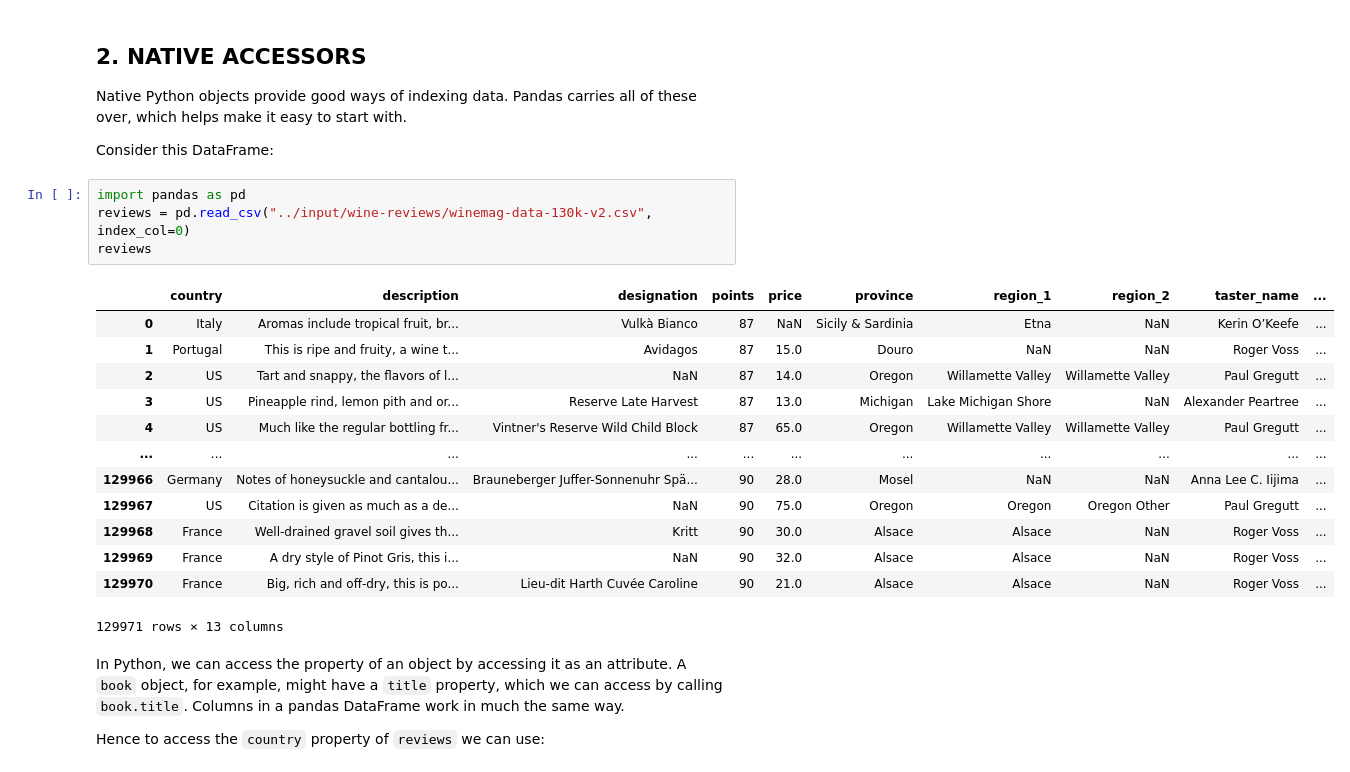
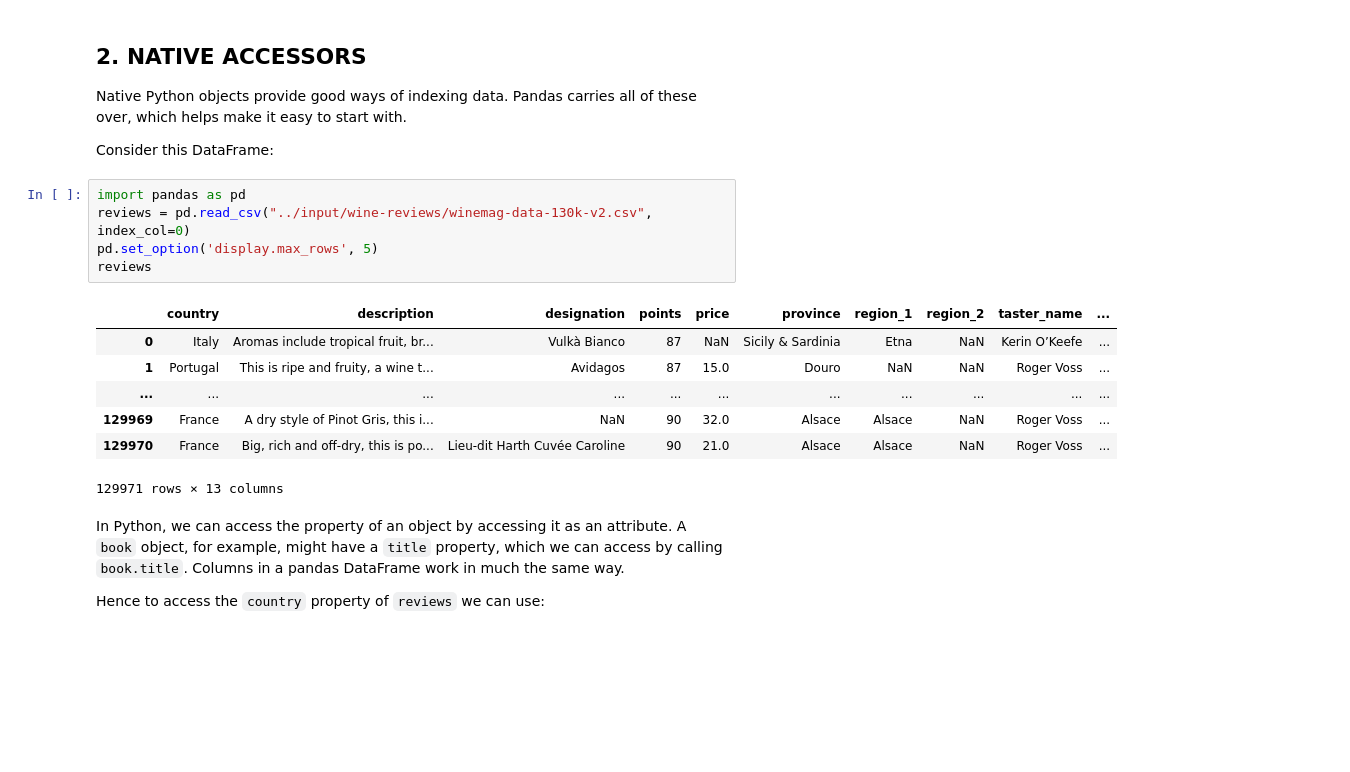
Before and after one commit to alexandrecpedro/data_analytics, a Jupyter notebook: Class06/codes/02-indexing_selecting_assigning/theory.ipynb, the cells around one changed output. Cells and saved outputs as stored; diff of their text form; blank space fills up the shorter version.

```diff
--- a/Class06/codes/02-indexing_selecting_assigning/theory.ipynb
+++ b/Class06/codes/02-indexing_selecting_assigning/theory.ipynb
@@ -15,18 +15,13 @@ Consider this DataFrame:
 # %%
 import pandas as pd
 reviews = pd.read_csv("../input/wine-reviews/winemag-data-130k-v2.csv", index_col=0)
+pd.set_option('display.max_rows', 5)
 reviews
 # %% [output]
 |  | country | description | designation | points | price | province | region_1 | region_2 | taster_name | ... |
 | 0 | Italy | Aromas include tropical fruit, br... | Vulkà Bianco | 87 | NaN | Sicily & Sardinia | Etna | NaN | Kerin O’Keefe | ... |
 | 1 | Portugal | This is ripe and fruity, a wine t... | Avidagos | 87 | 15.0 | Douro | NaN | NaN | Roger Voss | ... |
-| 2 | US | Tart and snappy, the flavors of l... | NaN | 87 | 14.0 | Oregon | Willamette Valley | Willamette Valley | Paul Gregutt | ... |
-| 3 | US | Pineapple rind, lemon pith and or... | Reserve Late Harvest | 87 | 13.0 | Michigan | Lake Michigan Shore | NaN | Alexander Peartree | ... |
-| 4 | US | Much like the regular bottling fr... | Vintner's Reserve Wild Child Block | 87 | 65.0 | Oregon | Willamette Valley | Willamette Valley | Paul Gregutt | ... |
 | ... | ... | ... | ... | ... | ... | ... | ... | ... | ... | ... |
-| 129966 | Germany | Notes of honeysuckle and cantalou... | Brauneberger Juffer-Sonnenuhr Spä... | 90 | 28.0 | Mosel | NaN | NaN | Anna Lee C. Iijima | ... |
-| 129967 | US | Citation is given as much as a de... | NaN | 90 | 75.0 | Oregon | Oregon | Oregon Other | Paul Gregutt | ... |
-| 129968 | France | Well-drained gravel soil gives th... | Kritt | 90 | 30.0 | Alsace | Alsace | NaN | Roger Voss | ... |
 | 129969 | France | A dry style of Pinot Gris, this i... | NaN | 90 | 32.0 | Alsace | Alsace | NaN | Roger Voss | ... |
 | 129970 | France | Big, rich and off-dry, this is po... | Lieu-dit Harth Cuvée Caroline | 90 | 21.0 | Alsace | Alsace | NaN | Roger Voss | ... |
 129971 rows × 13 columns
```
Also changed, not shown: parts of 14 cells of this notebook, 4 other files.
